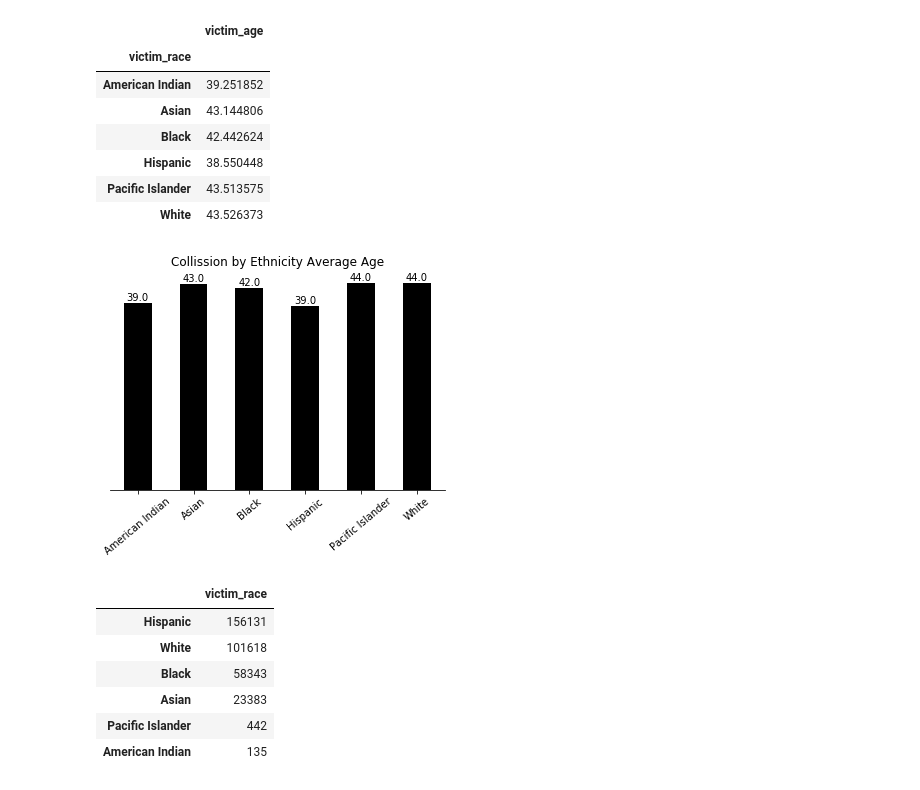
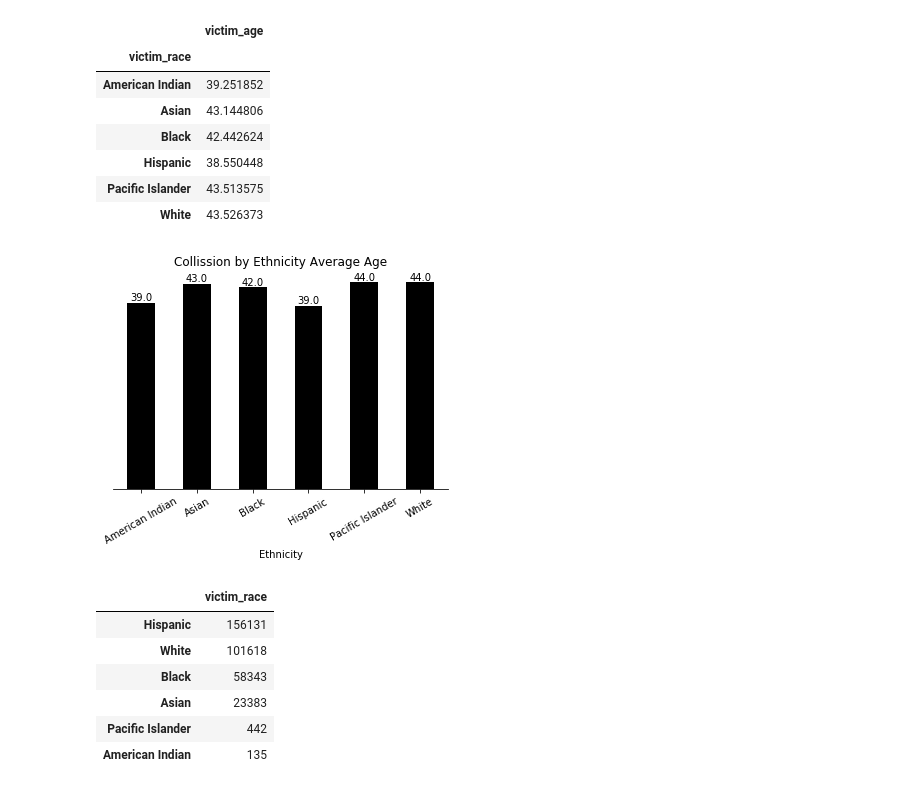
Before and after one commit to shaun-huang/LA-Traffic-Collision-Analysis, a Jupyter notebook: LA Collision Analysis/02 - Who.ipynb, the cells around one changed output. Cells and saved outputs as stored; diff of their text form; code cells hidden in the pictures.

```diff
--- a/LA Collision Analysis/02 - Who.ipynb
+++ b/LA Collision Analysis/02 - Who.ipynb
@@ -258,27 +261,28 @@ meandata
 | Pacific Islander | 43.513575 |
 | White | 43.526373 |
 # %%
-
+# Plot Average Victim Age per Ethnicity
 fig5 = meandata.plot(kind='bar', color="black")
 
+# Format percentages on top of each bar
 rects = fig5.patches
 labels=meandata.victim_age.tolist()
 labels=[round(i,0) for i in labels]
 sum_labels = sum(labels)
 for rect,label in zip(rects,labels):
       fig5.text(rect.get_x()+rect.get_width()/2,rect.get_height(),label,ha='center',va='bottom')
 
-fig5.set_title("Collission by Ethnicity Average Age")
-fig5.set_xlabel("")
-fig5.set_yticks([])
-fig5.legend().remove()
-fig5.spines['right'].set_visible(False)
-fig5.spines['top'].set_visible(False)
-fig5.spines['left'].set_visible(False)
-fig5.tick_params(axis='x', rotation=40)
+fig5.set_title("Collission by Ethnicity Average Age") # Display graph title
+fig5.set_xlabel("Ethnicity")                          # Display graph x axis label
+fig5.set_yticks([])                                   # Remove graph y ticks labels
+fig5.legend().remove()                                # Remove legend
+fig5.spines['right'].set_visible(False)               # Remove right edge line
+fig5.spines['top'].set_visible(False)                 # Remove top edge line
+fig5.spines['left'].set_visible(False)                # Remove left edge line
+fig5.tick_params(axis='x', rotation=30)               # Set parameres for x axis
 
 # Export image
 plta.savefig(os.path.join("figures", "collision_ethnicity_mean.png"))
 # %% [output]
-[figure, old version]
+[figure, new version]
 # %%
```
Also changed, not shown: parts of 7 cells of this notebook, 5 other files.
